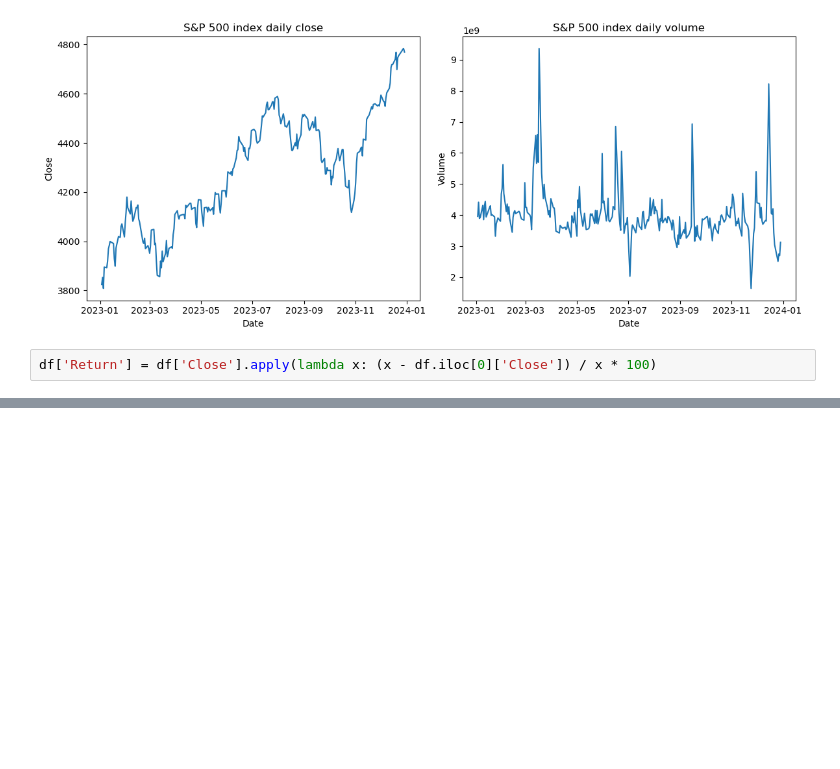
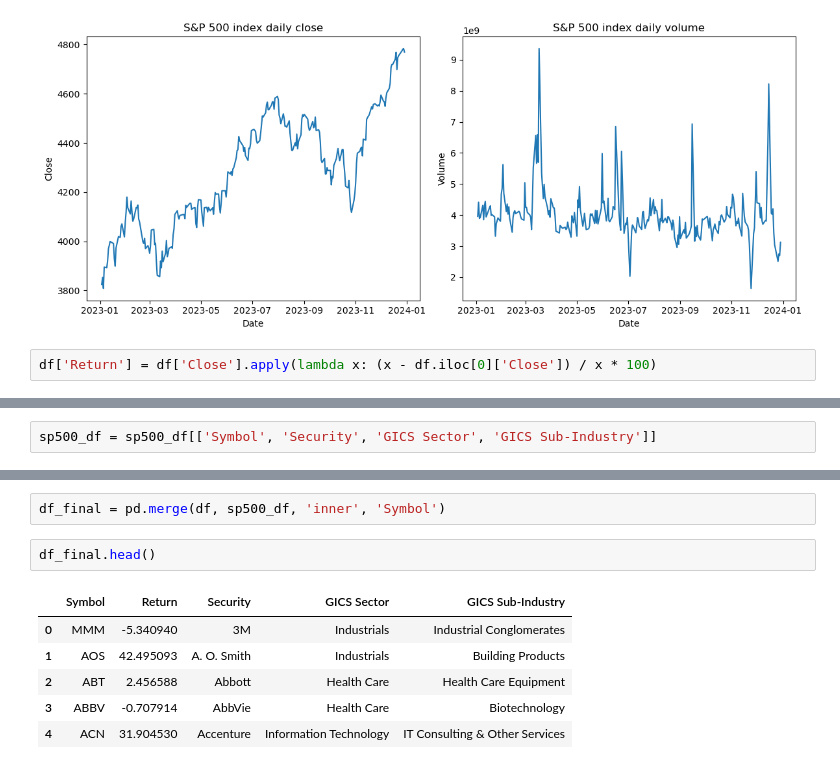
Before and after one commit to aadideshpande/s-p_index_analysis, a Jupyter notebook: main.ipynb, the cells around one changed output, grey strips where cells are left out. Saved outputs shown, nothing was run; the diff lists cells and outputs as text; blank space fills up the shorter version.

```diff
--- a/main.ipynb
+++ b/main.ipynb
@@ -64,0 +99,2 @@ sns.lineplot(data=df['Return'], )
+# %%
+sp500_df = sp500_df[['Symbol', 'Security', 'GICS Sector', 'GICS Sub-Industry']]
@@ -64,0 +141,11 @@ sns.lineplot(data=df['Return'], )
+# %%
+df_final = pd.merge(df, sp500_df, 'inner', 'Symbol')
+# %%
+df_final.head()
+# %% [output]
+|  | Symbol | Return | Security | GICS Sector | GICS Sub-Industry |
+| 0 | MMM | -5.340940 | 3M | Industrials | Industrial Conglomerates |
+| 1 | AOS | 42.495093 | A. O. Smith | Industrials | Building Products |
+| 2 | ABT | 2.456588 | Abbott | Health Care | Health Care Equipment |
+| 3 | ABBV | -0.707914 | AbbVie | Health Care | Biotechnology |
+| 4 | ACN | 31.904530 | Accenture | Information Technology | IT Consulting & Other Services |
```
Also changed, not shown: parts of 13 cells of this notebook.
